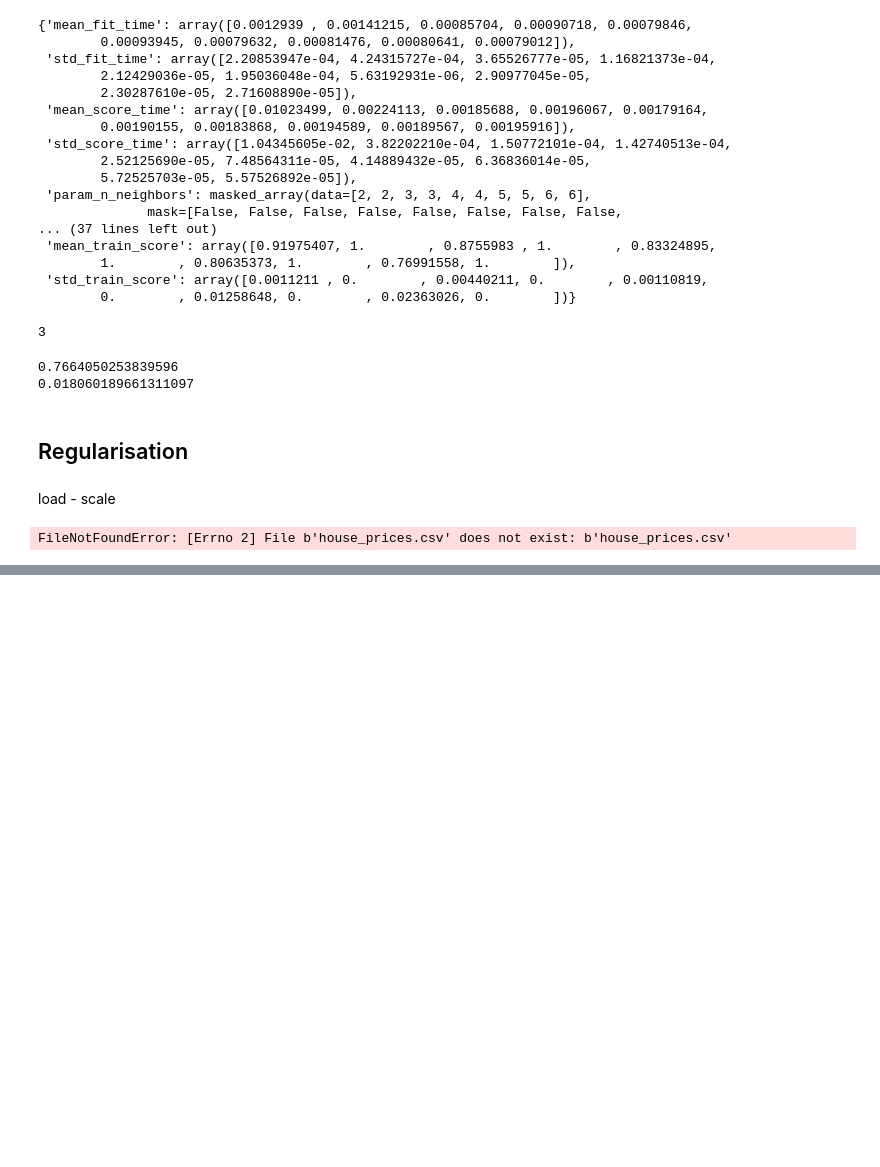
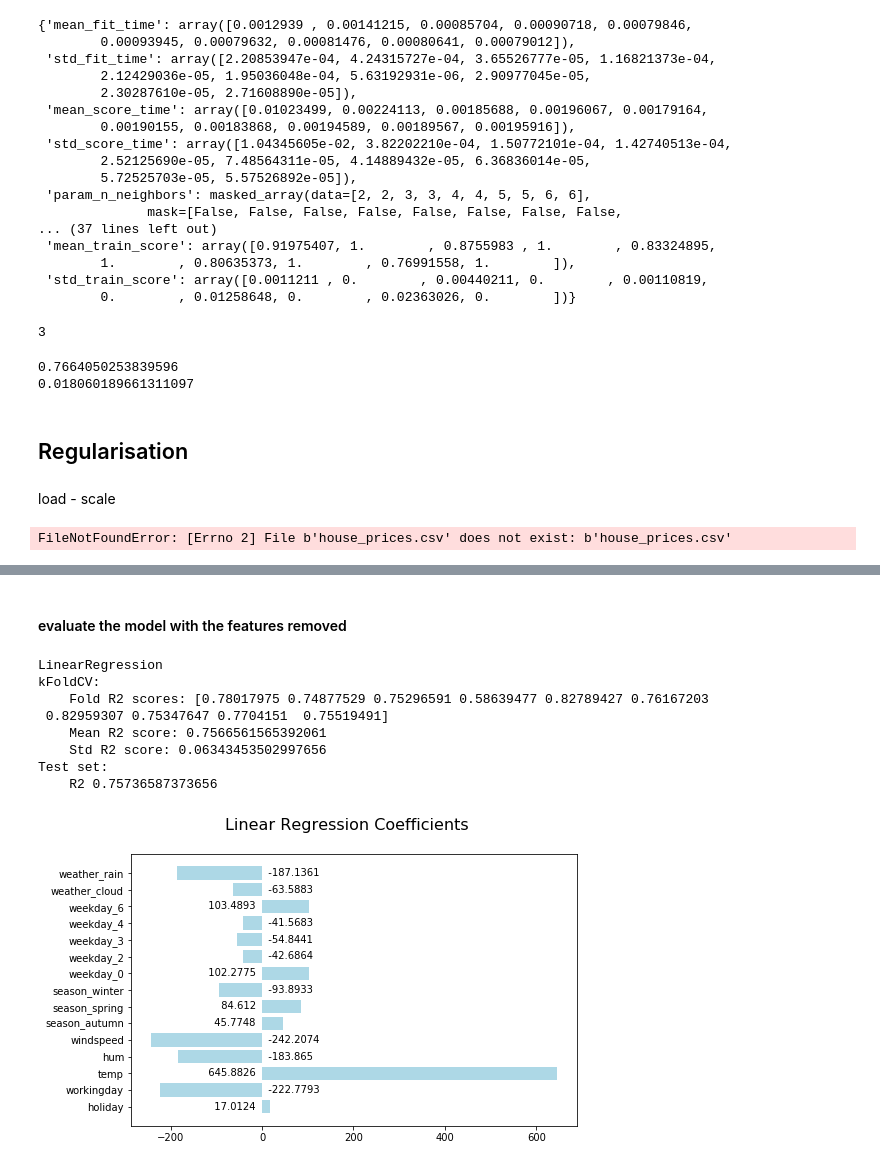
Before and after one commit to chezydan/pytopics, a Jupyter notebook: Improving performance ML Model.ipynb, the cells around one changed output, grey strips where cells are left out. Cells and saved outputs as stored; diff of their text form; code cells hidden in the pictures; blank space fills up the shorter version.

```diff
--- a/Improving performance ML Model.ipynb
+++ b/Improving performance ML Model.ipynb
@@ -792,0 +1128,19 @@ FileNotFoundError: [Errno 2] File b'house_prices.csv' does not exist: b'house_pr
+# %%
+# Build models using from 1 to n-1 features
+for i in range(1,X_train.shape[1]-1):
+    print("\nRFE ", i, end="\t")
+    # Create a model
+    model = LinearRegression()
+
+    # Select the best features according to RFE
+    rfe = RFE(model, i)
+    rfe.fit(X_train, y_train)
+
+    # Transform (remove features not selected)
+    X_train_rfe = rfe.transform(X_train)
+    X_test_rfe = rfe.transform(X_test)
+
+    # Evaluate using k-fold cross-validation
+    model = kFoldCV(X_train_rfe, y_train, silent=True)
+    predictions = model.predict(X_test_rfe)
+    print("R2", r2_score(y_test, predictions))
@@ -792,0 +1167,13 @@ FileNotFoundError: [Errno 2] File b'house_prices.csv' does not exist: b'house_pr
+# %%
+# Create a model
+model = LinearRegression()
+
+# Select the best features according to RFE
+rfe = RFE(model, 15)
+rfe.fit(X_train, y_train)
+
+selected_features = list(X_train.columns[rfe.support_])
+print("Feature selection", rfe.support_)
+print("Feature ranking", rfe.ranking_)
+print("Selected features:", selected_features)
+print("Removed features:", list(X_train.columns[~rfe.support_]))
@@ -792,0 +1186,22 @@ FileNotFoundError: [Errno 2] File b'house_prices.csv' does not exist: b'house_pr
+# %%
+ #Transform (remove features not selected)
+X_train = rfe.transform(X_train)
+X_test = rfe.transform(X_test)
+# %% [markdown]
+<h4> evaluate the model with the features removed </h4>
+# %%
+# Build and evaluate a linear regression model with the reduced feature set
+model = kFoldCV(X_train, y_train)
+print("Test set:")
+score(model, X_test, y_test)
+linearRegressionSummary(model, selected_features)
+# %% [output]
+LinearRegression
+kFoldCV:
+    Fold R2 scores: [0.78017975 0.74877529 0.75296591 0.58639477 0.82789427 0.76167203
+ 0.82959307 0.75347647 0.7704151  0.75519491]
+    Mean R2 score: 0.7566561565392061
+    Std R2 score: 0.06343453502997656
+Test set:
+    R2 0.75736587373656
+[figure, added]
```
Also changed, not shown: parts of 36 cells of this notebook, 12 other files.
